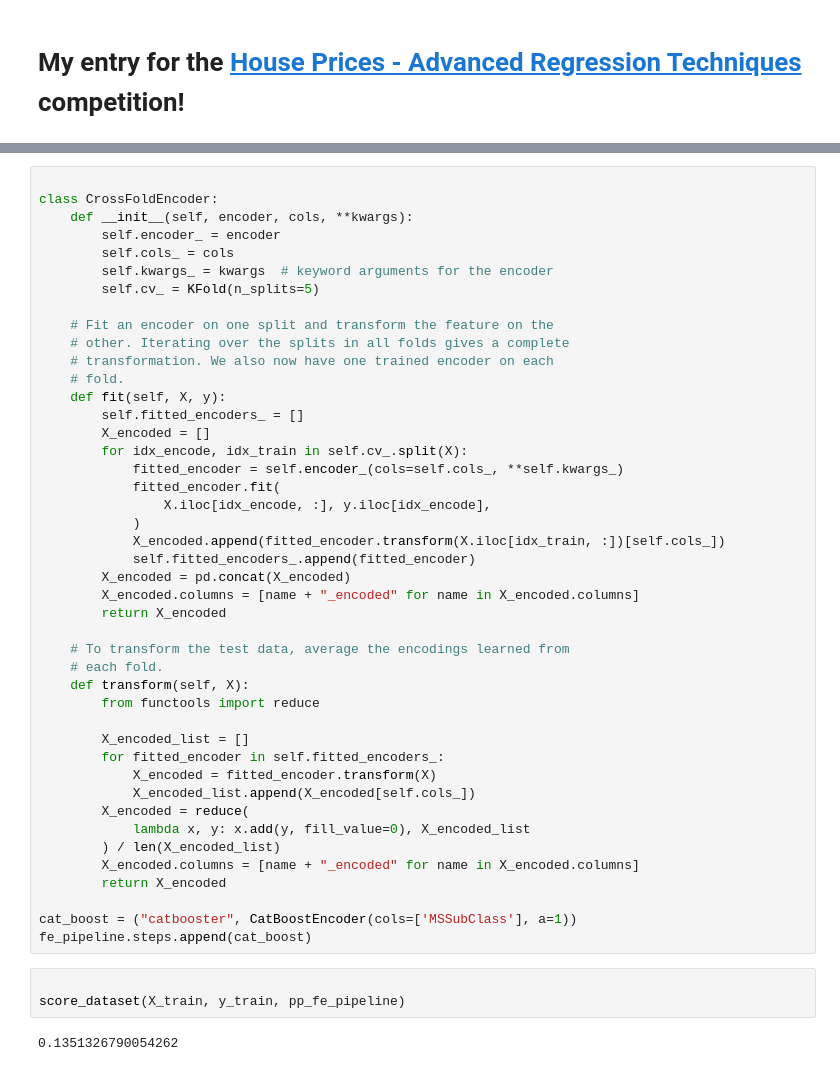
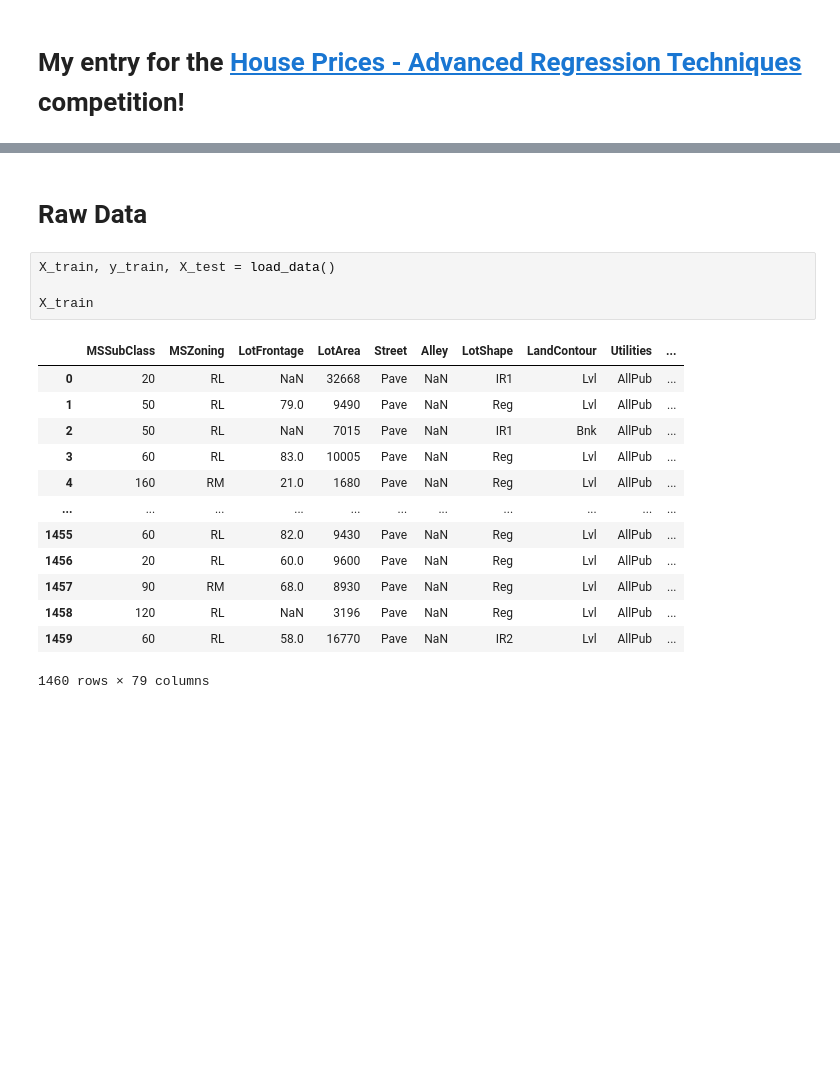
Before and after one commit to jamiepratt/kaggle_competitions, a Jupyter notebook: house-prices-advanced-regression-techniques/feature-engineering-for-house-prices.ipynb, the cells around one changed output, grey strips where cells are left out. Drawn from its saved outputs; the diff is of its cells as text; blank space fills up the shorter version.

```diff
--- a/house-prices-advanced-regression-techniques/feature-engineering-for-house-prices.ipynb
+++ b/house-prices-advanced-regression-techniques/feature-engineering-for-house-prices.ipynb
@@ -276,49 +178,20 @@ score_dataset(X_train, y_train, pp_fe_pipeline)
-# %%
-
-class CrossFoldEncoder:
-    def __init__(self, encoder, cols, **kwargs):
-        self.encoder_ = encoder
-        self.cols_ = cols
-        self.kwargs_ = kwargs  # keyword arguments for the encoder
-        self.cv_ = KFold(n_splits=5)
-
-    # Fit an encoder on one split and transform the feature on the
-    # other. Iterating over the splits in all folds gives a complete
-    # transformation. We also now have one trained encoder on each
-    # fold.
-    def fit(self, X, y):
-        self.fitted_encoders_ = []
-        X_encoded = []
-        for idx_encode, idx_train in self.cv_.split(X):
-            fitted_encoder = self.encoder_(cols=self.cols_, **self.kwargs_)
-            fitted_encoder.fit(
-                X.iloc[idx_encode, :], y.iloc[idx_encode],
-            )
-            X_encoded.append(fitted_encoder.transform(X.iloc[idx_train, :])[self.cols_])
-            self.fitted_encoders_.append(fitted_encoder)
-        X_encoded = pd.concat(X_encoded)
-        X_encoded.columns = [name + "_encoded" for name in X_encoded.columns]
-        return X_encoded
-
-    # To transform the test data, average the encodings learned from
-    # each fold.
-    def transform(self, X):
-        from functools import reduce
-
-        X_encoded_list = []
-        for fitted_encoder in self.fitted_encoders_:
-            X_encoded = fitted_encoder.transform(X)
-            X_encoded_list.append(X_encoded[self.cols_])
-        X_encoded = reduce(
-            lambda x, y: x.add(y, fill_value=0), X_encoded_list
-        ) / len(X_encoded_list)
-        X_encoded.columns = [name + "_encoded" for name in X_encoded.columns]
-        return X_encoded
-
-cat_boost = ("catbooster", CatBoostEncoder(cols=['MSSubClass'], a=1))
-fe_pipeline.steps.append(cat_boost)
-# %%
-
-score_dataset(X_train, y_train, pp_fe_pipeline)
-# %% [output]
-0.1351326790054262
+# %% [markdown]
+# Raw Data
+# %%
+X_train, y_train, X_test = load_data()
+
+X_train
+# %% [output]
+|  | MSSubClass | MSZoning | LotFrontage | LotArea | Street | Alley | LotShape | LandContour | Utilities | ... |
+| 0 | 20 | RL | NaN | 32668 | Pave | NaN | IR1 | Lvl | AllPub | ... |
+| 1 | 50 | RL | 79.0 | 9490 | Pave | NaN | Reg | Lvl | AllPub | ... |
+| 2 | 50 | RL | NaN | 7015 | Pave | NaN | IR1 | Bnk | AllPub | ... |
+| 3 | 60 | RL | 83.0 | 10005 | Pave | NaN | Reg | Lvl | AllPub | ... |
+| 4 | 160 | RM | 21.0 | 1680 | Pave | NaN | Reg | Lvl | AllPub | ... |
+| ... | ... | ... | ... | ... | ... | ... | ... | ... | ... | ... |
+| 1455 | 60 | RL | 82.0 | 9430 | Pave | NaN | Reg | Lvl | AllPub | ... |
+| 1456 | 20 | RL | 60.0 | 9600 | Pave | NaN | Reg | Lvl | AllPub | ... |
+| 1457 | 90 | RM | 68.0 | 8930 | Pave | NaN | Reg | Lvl | AllPub | ... |
+| 1458 | 120 | RL | NaN | 3196 | Pave | NaN | Reg | Lvl | AllPub | ... |
+| 1459 | 60 | RL | 58.0 | 16770 | Pave | NaN | IR2 | Lvl | AllPub | ... |
+1460 rows × 79 columns
```
Also changed, not shown: parts of 21 cells of this notebook.
